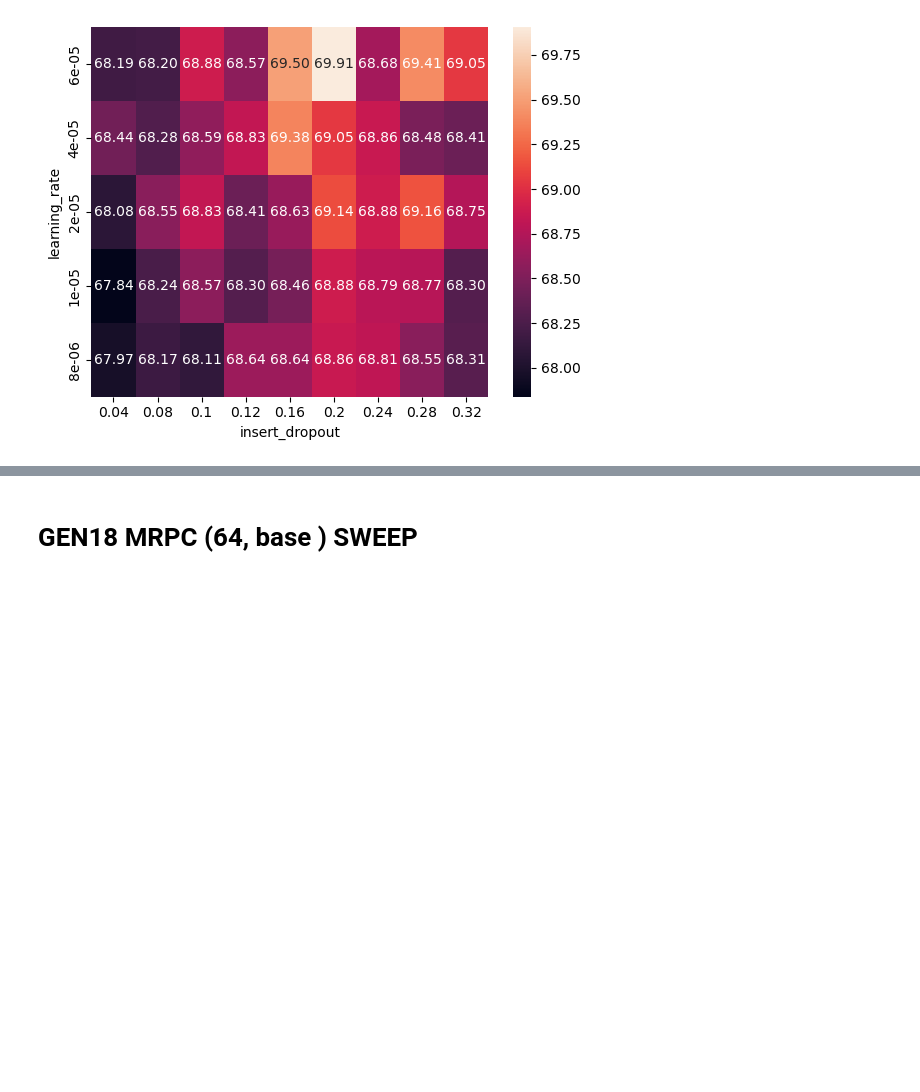
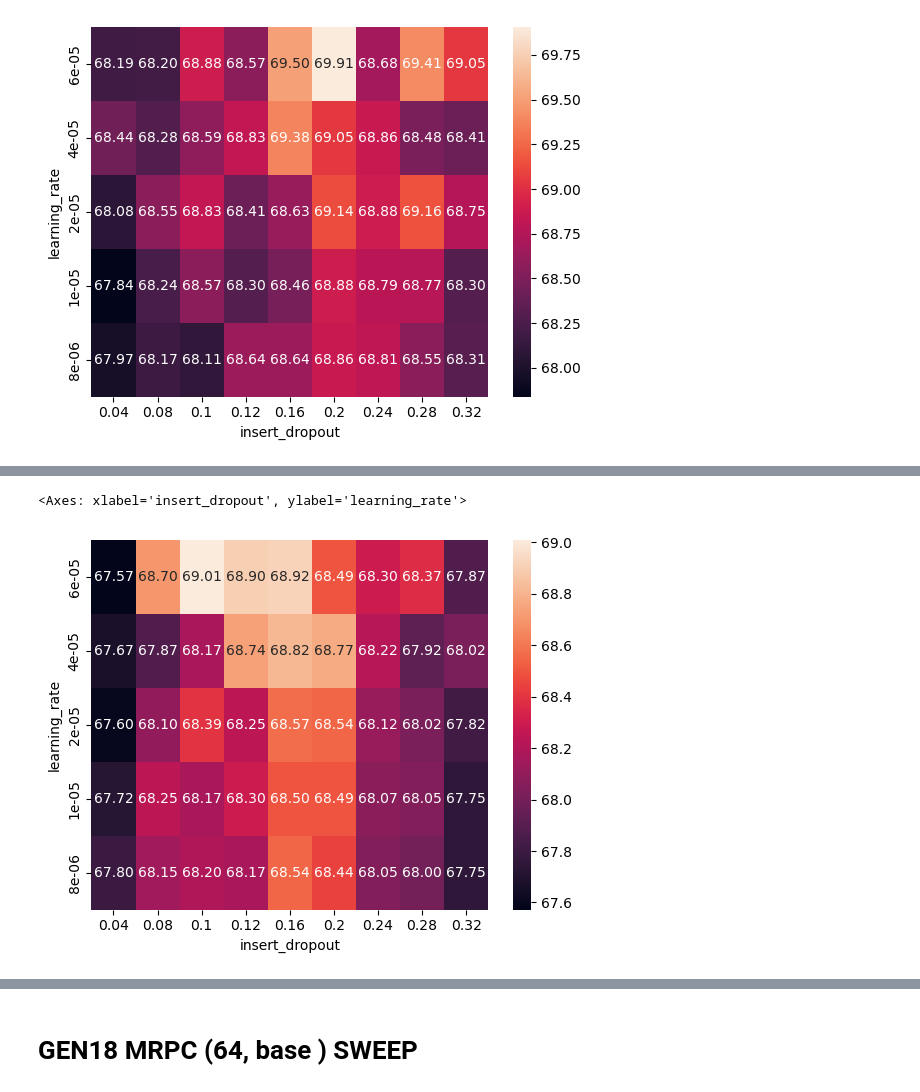
Before and after one commit to Ricu/fantastic-umbrella, a Jupyter notebook: notebooks/plotting_heatmaps.ipynb, the cells around one changed output, grey strips where cells are left out. Saved outputs shown, nothing was run; the diff lists cells and outputs as text; code cells hidden in the pictures; blank space fills up the shorter version.

```diff
--- a/notebooks/plotting_heatmaps.ipynb
+++ b/notebooks/plotting_heatmaps.ipynb
@@ -264,0 +362,21 @@ sns.heatmap(
+# %%
+selected_rows = (df_all["training_size"]==64) & (df_all["cleaned_tags"].str.contains('modded'))
+filtered_df = df_all.loc[selected_rows]
+df_pivot = filtered_df.pivot_table(
+    index=["learning_rate"],
+    columns=["insert_dropout"],
+    values=["best_accuracy"],
+    aggfunc=AGG_FUNCTION
+    )
+df_pivot = df_pivot.sort_index(ascending=False)
+df_pivot.columns = df_pivot.columns.droplevel(0)
+df_pivot = df_pivot * 100 # make values percentage
+sns.heatmap(
+    data=df_pivot,
+    annot=True,
+    fmt='.2f',
+    # ax = ax,
+)
+# %% [output]
+<Axes: xlabel='insert_dropout', ylabel='learning_rate'>
+[figure, added]
```
Also changed, not shown: parts of 11 cells of this notebook, 13 other files.
